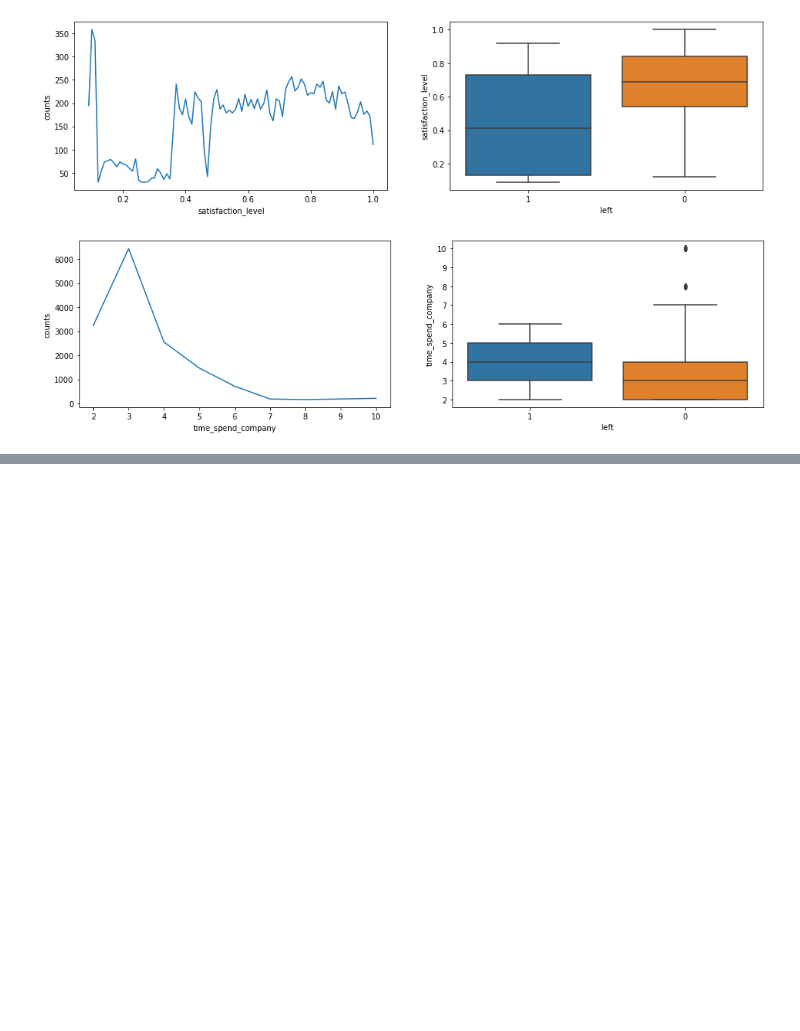
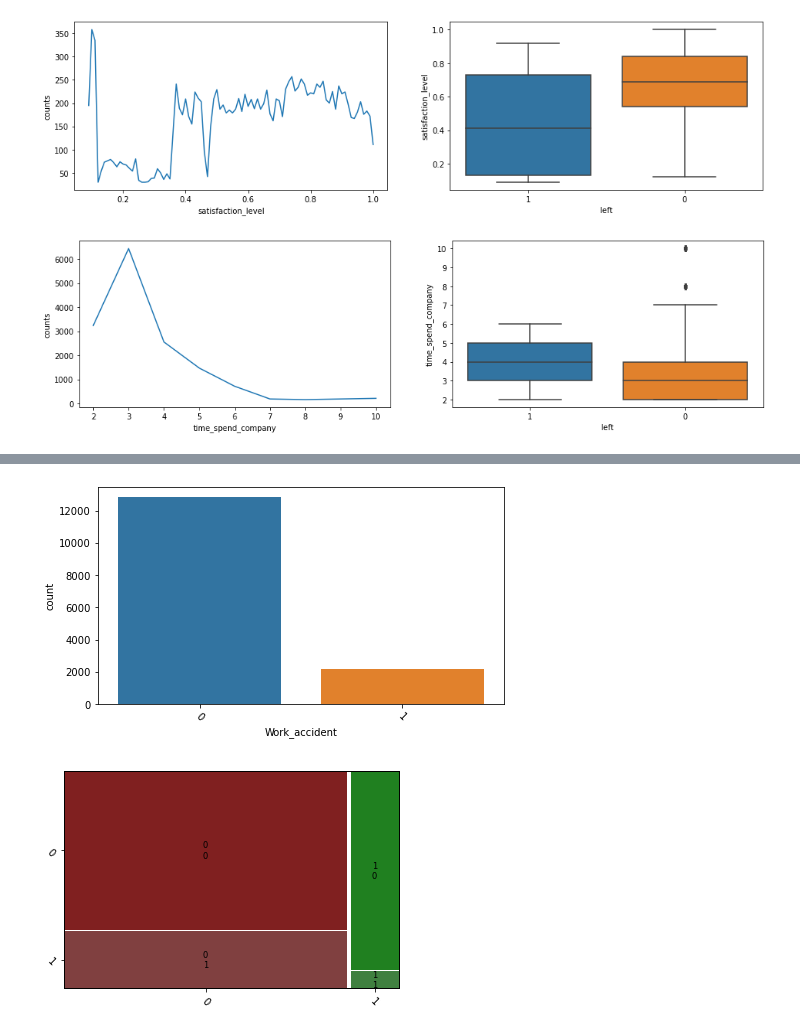
Before and after one commit to DeovratP/Logistic-Regression, a Jupyter notebook: HR_analytics_data/HR-data-analysis.ipynb, the cells around one changed output, grey strips where cells are left out. Saved outputs shown, nothing was run; the diff lists cells and outputs as text; code cells hidden in the pictures; blank space fills up the shorter version.

```diff
--- a/HR_analytics_data/HR-data-analysis.ipynb
+++ b/HR_analytics_data/HR-data-analysis.ipynb
@@ -228,0 +220,6 @@ plot_feature(df,'time_spend_company')
+# %%
+df['Work_accident'] = df['Work_accident'].astype(str)
+plot_feature(df,'Work_accident')
+# %% [output]
+[figure, added]
+[figure, added]
```
Also changed, not shown: parts of 26 cells of this notebook.
